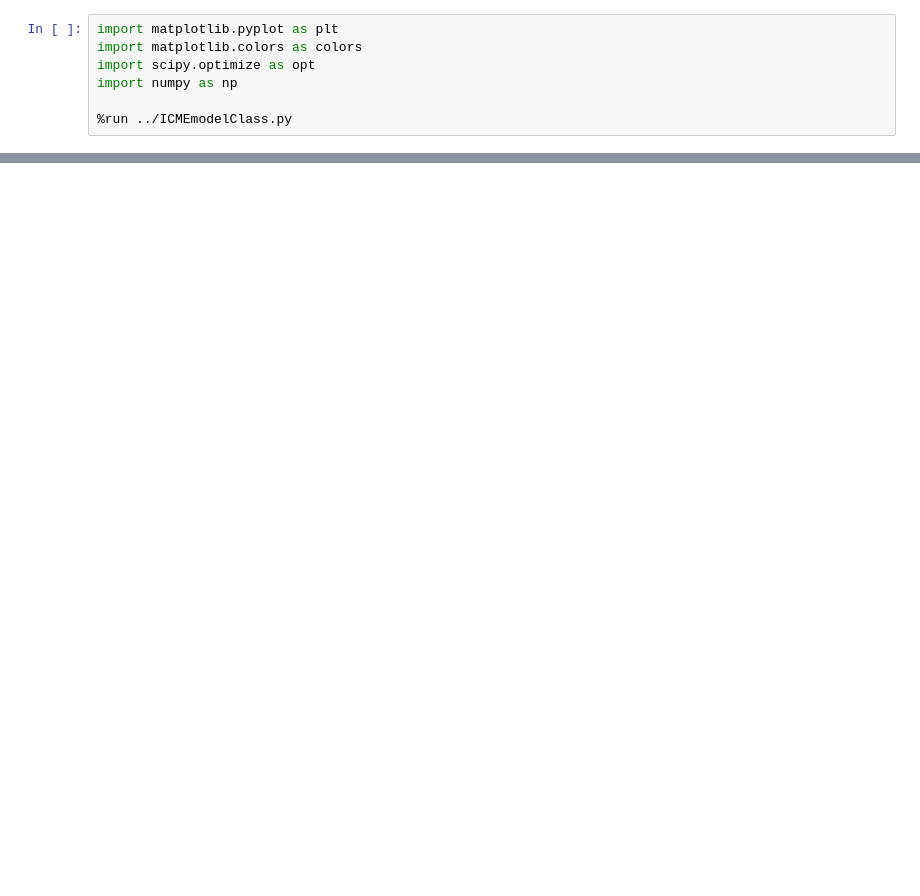
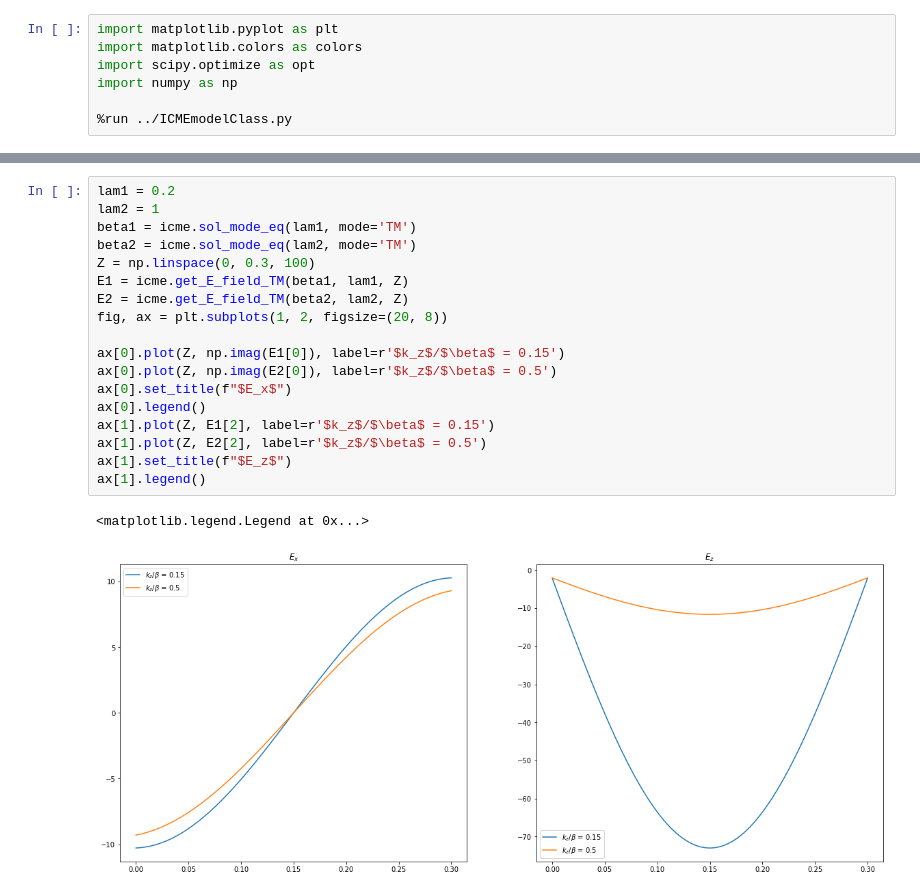
Before and after one commit to Semyonov-as/Python_Modelling, a Jupyter notebook: discussion_14_12_22/index.ipynb, the cells around one changed output, grey strips where cells are left out. Saved outputs shown, nothing was run; the diff lists cells and outputs as text; blank space fills up the shorter version.

```diff
--- a/discussion_14_12_22/index.ipynb
+++ b/discussion_14_12_22/index.ipynb
@@ -85,0 +27,21 @@ Text(0, 0.5, '$|Torque_z|$')
+# %%
+lam1 = 0.2
+lam2 = 1
+beta1 = icme.sol_mode_eq(lam1, mode='TM')
+beta2 = icme.sol_mode_eq(lam2, mode='TM')
+Z = np.linspace(0, 0.3, 100)
+E1 = icme.get_E_field_TM(beta1, lam1, Z)
+E2 = icme.get_E_field_TM(beta2, lam2, Z)
+fig, ax = plt.subplots(1, 2, figsize=(20, 8))
+
+ax[0].plot(Z, np.imag(E1[0]), label=r'$k_z$/$\beta$ = 0.15')
+ax[0].plot(Z, np.imag(E2[0]), label=r'$k_z$/$\beta$ = 0.5')
+ax[0].set_title(f"$E_x$")
+ax[0].legend()
+ax[1].plot(Z, E1[2], label=r'$k_z$/$\beta$ = 0.15')
+ax[1].plot(Z, E2[2], label=r'$k_z$/$\beta$ = 0.5')
+ax[1].set_title(f"$E_z$")
+ax[1].legend()
+# %% [output]
+<matplotlib.legend.Legend at 0x...>
+[figure, added]
```
Also changed, not shown: parts of 7 cells of this notebook, 1 other file.
